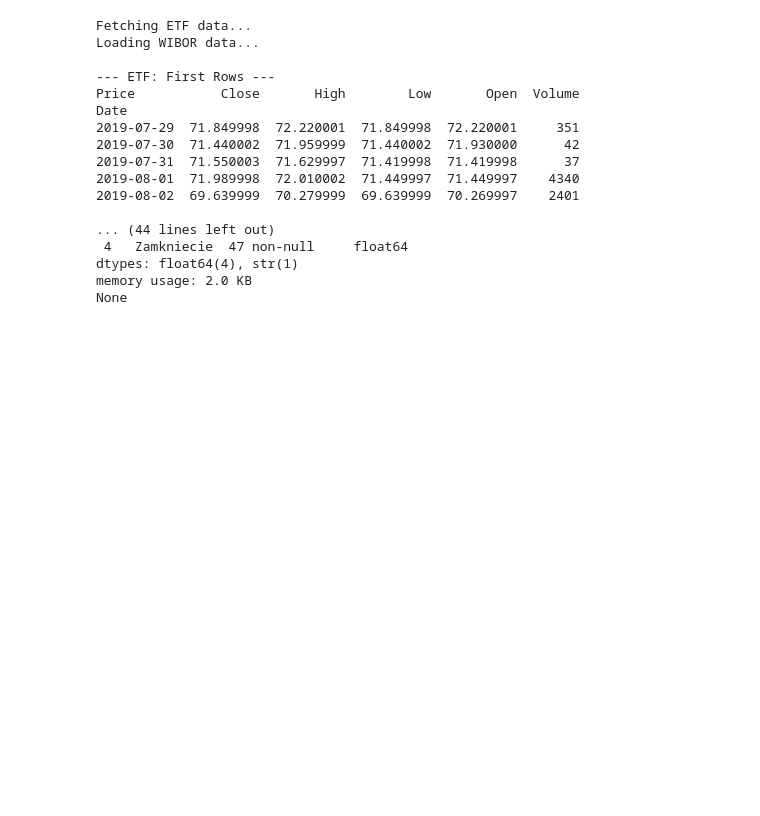
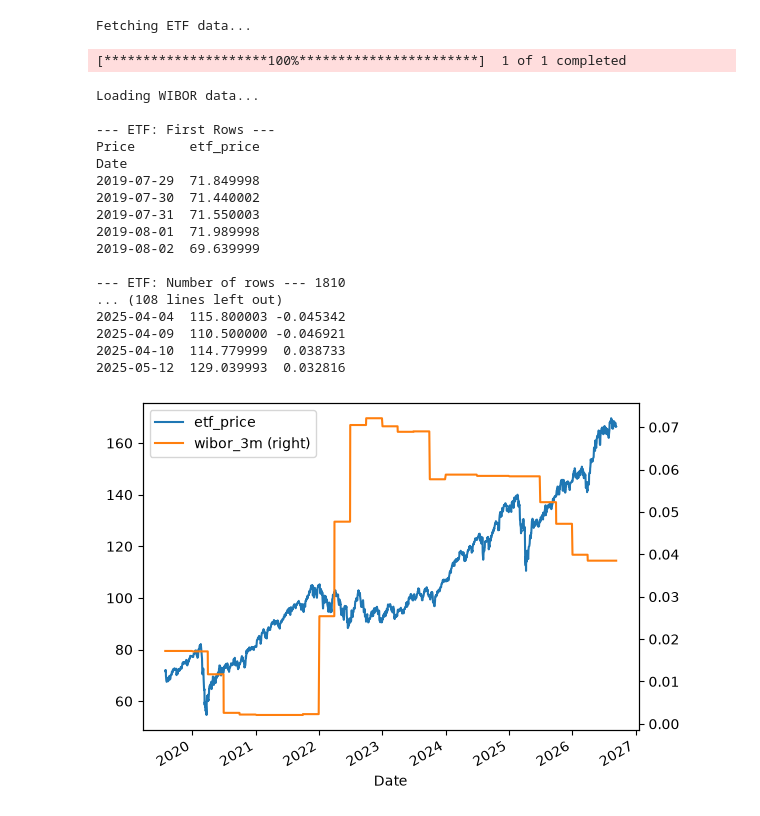
Before and after one commit to ZuziaBizan/mortgage-vs-etf-pipeline, a Jupyter notebook: src/eda.ipynb, the cells around one changed output. Saved outputs shown, nothing was run; the diff lists cells and outputs as text; code cells hidden in the pictures; blank space fills up the shorter version.

```diff
--- a/src/eda.ipynb
+++ b/src/eda.ipynb
@@ -1,50 +1,98 @@
 # %%
 from pathlib import Path
+import pandas as pd
 import transformation as tr
 
 # ==========================================
 # 1. FETCH & LOAD DATA VIA TRANSFORMATION MODULE
 # ==========================================
 print("Fetching ETF data...")
 df_etf = tr.fetch_etf_data("VWCE.DE", start_date="2016-01-01")
 
 print("Loading WIBOR data...")
 # Relative path adjustment for notebooks/scripts inside src/
 wibor_path = Path.cwd().parent / "data" / "data_raw_wibor_3m.csv"
 df_wibor = tr.load_wibor_data(file_path=wibor_path)
 
 # ==========================================
 # 2. ETF EXPLORATION
 # ==========================================
 print("\n--- ETF: First Rows ---")
 print(df_etf.head())
+print("\n--- ETF: Number of rows ---", len(df_etf))
 print("\n--- ETF: Data Information ---")
 print(df_etf.info())
 print("\n--- ETF: Descriptive statistics ---")
 print(df_etf.describe())
+print("\n--- ETF: Missing values ---")
+print(df_etf.isna().sum())
+
+# Long time gaps
+df_etf["days_gap"] = df_etf.index.to_series().diff().dt.days
+# Filter for gaps larger than 4 days
+large_gaps = df_etf[df_etf["days_gap"] > 4]
+# Print results
+print(f"Maximum gap between dates: {df_etf['days_gap'].max()} days")
+print(f"Number of unusual gaps (> 4 days): {len(large_gaps)}")
+
+if not large_gaps.empty:
+    print(large_gaps[["days_gap"]])
 
 # ==========================================
 # 3. WIBOR EXPLORATION
 # ==========================================
 print("\n--- WIBOR: First Rows ---")
 print(df_wibor.head())
+print("\n--- WIBOR: Number of rows---", len(df_wibor))
 print("\n--- WIBOR: Data Information ---")
 print(df_wibor.info())
+print("\n---WIBOR: Descriptive statistics ---")
+print(df_wibor.describe())
+print("\n---WIBOR: Missing values---")
+print(df_wibor.isna().sum())
+
+
+# ==========================================
+# 4.DATA EXPLORATION
+# ==========================================
+
+# ETF Price + Wibor chart
+pd.merge_asof(df_etf, df_wibor, left_index=True, right_index=True)[
+    ["etf_price", "wibor_3m"]
+].plot(secondary_y="wibor_3m")
+
+#Outliers
+# 1. Calculate daily percentage returns (price change day-to-day)
+df_etf["returns"] = df_etf["etf_price"].pct_change()
+
+# 2. Calculate mean and standard deviation
+mean_return = df_etf["returns"].mean()
+std_return = df_etf["returns"].std()
+
+# 3. Find days where returns deviate by more than 3 standard deviations
+outliers = df_etf[abs(df_etf["returns"] - mean_return) > 3 * std_return]
+
+# 4. Display the results
+print(f"Number of outlier days: {len(outliers)}")
+print(outliers[["etf_price", "returns"]])
 # %% [output]
 Fetching ETF data...
-Loading WIBOR data...
-
---- ETF: First Rows ---
-Price           Close       High        Low       Open  Volume
-Date
-2019-07-29  71.849998  72.220001  71.849998  72.220001     351
-2019-07-30  71.440002  71.959999  71.440002  71.930000      42
-2019-07-31  71.550003  71.629997  71.419998  71.419998      37
-2019-08-01  71.989998  72.010002  71.449997  71.449997    4340
-2019-08-02  69.639999  70.279999  69.639999  70.269997    2401
-
-... (44 lines left out)
- 4   Zamkniecie  47 non-null     float64
-dtypes: float64(4), str(1)
-memory usage: 2.0 KB
-None
+[*********************100%***********************]  1 of 1 completed
+Loading WIBOR data...
+
+--- ETF: First Rows ---
+Price       etf_price
+Date
+2019-07-29  71.849998
+2019-07-30  71.440002
+2019-07-31  71.550003
+2019-08-01  71.989998
+2019-08-02  69.639999
+
+--- ETF: Number of rows --- 1810
+... (108 lines left out)
+2025-04-04  115.800003 -0.045342
+2025-04-09  110.500000 -0.046921
+2025-04-10  114.779999  0.038733
+2025-05-12  129.039993  0.032816
+[figure, added]
```
